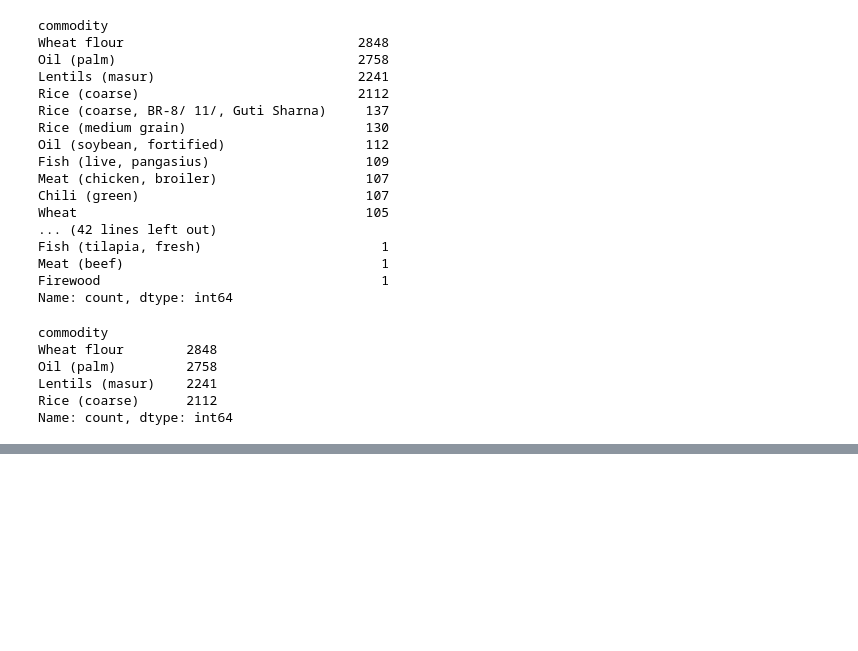
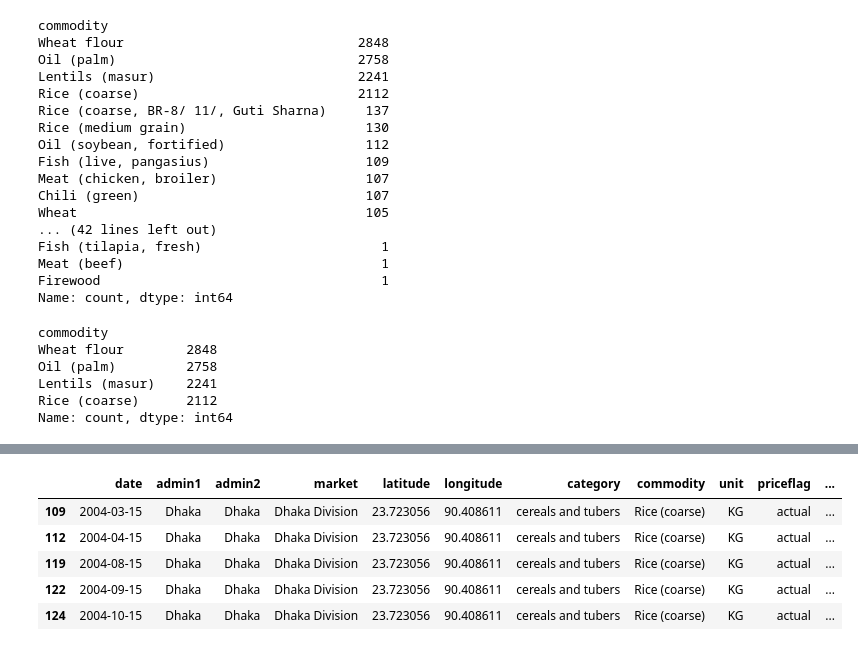
Before and after one commit to arnabbanik30/ML-project-cse-837, a Jupyter notebook: food_eda.ipynb, the cells around one changed output, grey strips where cells are left out. Cells and saved outputs as stored; diff of their text form; code cells hidden in the pictures; blank space fills up the shorter version.

```diff
--- a/food_eda.ipynb
+++ b/food_eda.ipynb
@@ -112,0 +129,9 @@ for commodity in selected_commodity_names:
+# %%
+df.head()
+# %% [output]
+|  | date | admin1 | admin2 | market | latitude | longitude | category | commodity | unit | priceflag | ... |
+| 109 | 2004-03-15 | Dhaka | Dhaka | Dhaka Division | 23.723056 | 90.408611 | cereals and tubers | Rice (coarse) | KG | actual | ... |
+| 112 | 2004-04-15 | Dhaka | Dhaka | Dhaka Division | 23.723056 | 90.408611 | cereals and tubers | Rice (coarse) | KG | actual | ... |
+| 119 | 2004-08-15 | Dhaka | Dhaka | Dhaka Division | 23.723056 | 90.408611 | cereals and tubers | Rice (coarse) | KG | actual | ... |
+| 122 | 2004-09-15 | Dhaka | Dhaka | Dhaka Division | 23.723056 | 90.408611 | cereals and tubers | Rice (coarse) | KG | actual | ... |
+| 124 | 2004-10-15 | Dhaka | Dhaka | Dhaka Division | 23.723056 | 90.408611 | cereals and tubers | Rice (coarse) | KG | actual | ... |
```
Also changed, not shown: parts of 6 cells of this notebook, 1 other file.
